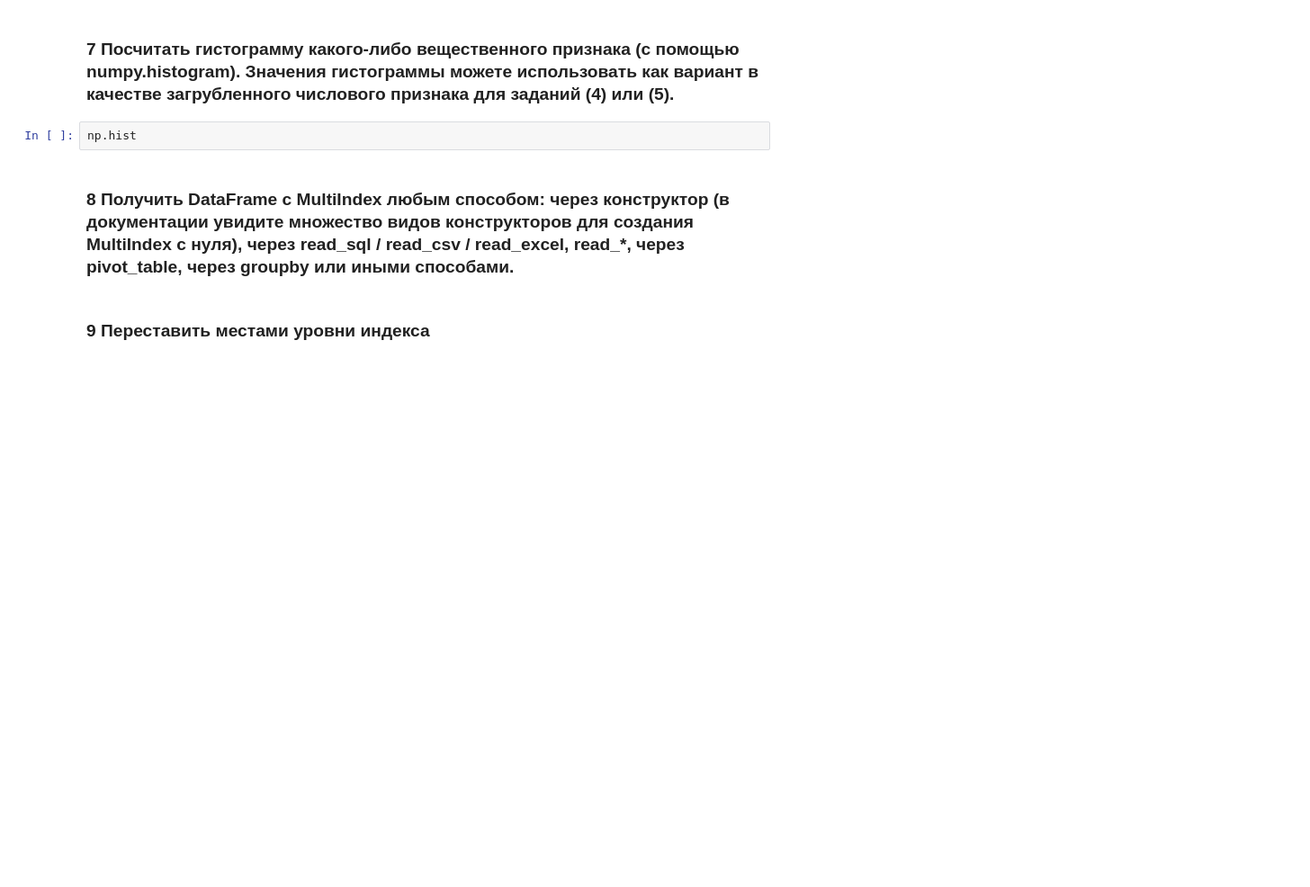
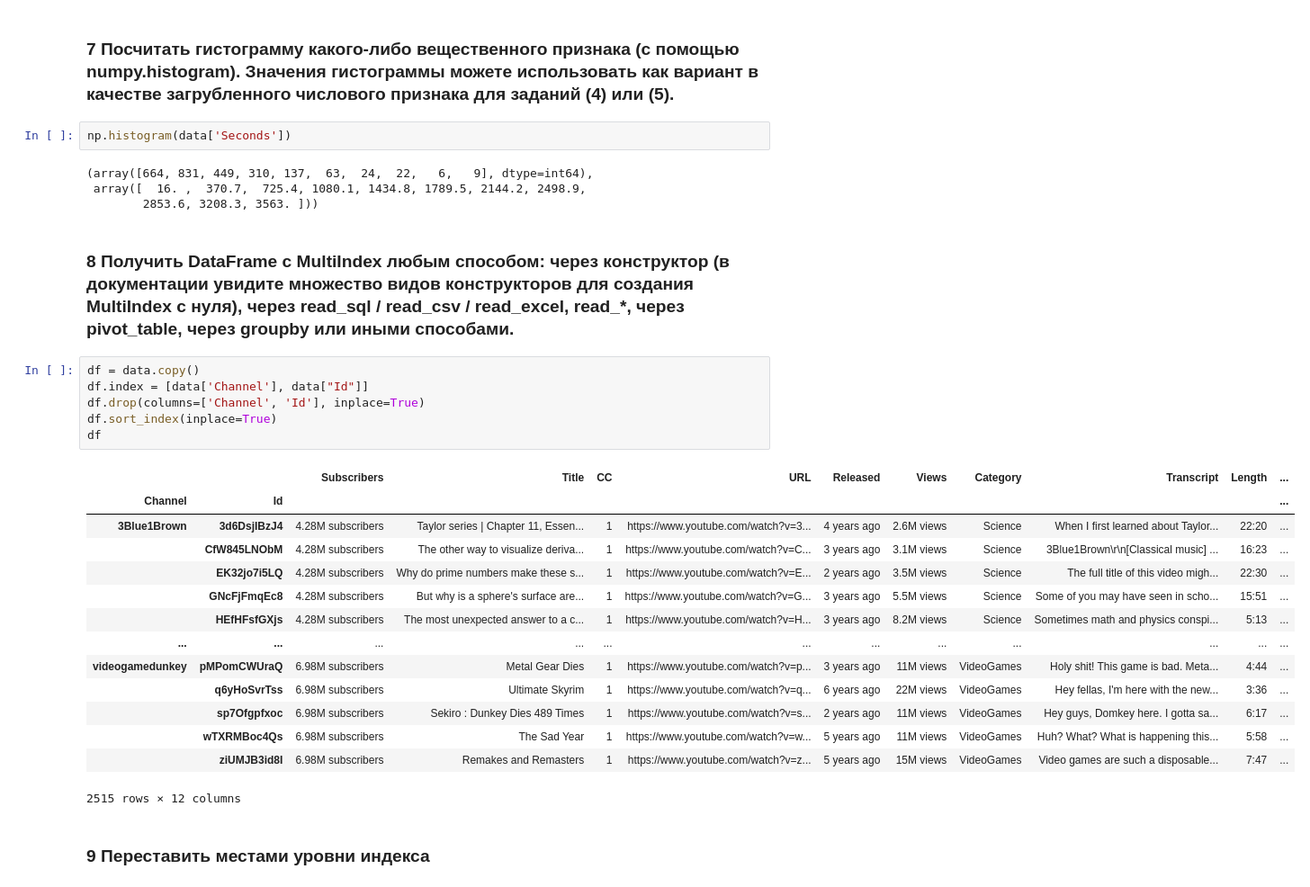
Before and after one commit to DiBoS290699/DataAnalysisTools, a Jupyter notebook: Lab1_Pandas/lab_1_pandas_6133_Borisov.ipynb, the cells around one changed output. Shown: that part at 90% size. Drawn from its saved outputs; the diff is of its cells as text; blank space fills up the shorter version.

```diff
--- a/Lab1_Pandas/lab_1_pandas_6133_Borisov.ipynb
+++ b/Lab1_Pandas/lab_1_pandas_6133_Borisov.ipynb
@@ -403,10 +422,35 @@ pd.pivot_table(data, values='Id', index='Category', columns='Channel', aggfunc="
 # %% [markdown]
 
 ### 7 Посчитать гистограмму какого-либо вещественного признака (с помощью numpy.histogram). Значения гистограммы можете использовать как вариант в качестве загрубленного числового признака для заданий (4) или (5).
-# %%
-np.hist
+# %%
+np.histogram(data['Seconds'])
+# %% [output]
+(array([664, 831, 449, 310, 137,  63,  24,  22,   6,   9], dtype=int64),
+ array([  16. ,  370.7,  725.4, 1080.1, 1434.8, 1789.5, 2144.2, 2498.9,
+        2853.6, 3208.3, 3563. ]))
 # %% [markdown]
 
 ### 8 Получить DataFrame с MultiIndex любым способом: через конструктор (в документации увидите множество видов конструкторов для создания MultiIndex с нуля), через read_sql / read_csv / read_excel, read_*, через pivot_table, через groupby или иными способами.
+# %%
+df = data.copy()
+df.index = [data['Channel'], data["Id"]]
+df.drop(columns=['Channel', 'Id'], inplace=True)
+df.sort_index(inplace=True)
+df
+# %% [output]
+|  |  | Subscribers | Title | CC | URL | Released | Views | Category | Transcript | Length | ... |
+| Channel | Id |  |  |  |  |  |  |  |  |  | ... |
+| 3Blue1Brown | 3d6DsjIBzJ4 | 4.28M subscribers | Taylor series | Chapter 11, Essen... | 1 | https://www.youtube.com/watch?v=3... | 4 years ago | 2.6M views | Science | When I first learned about Taylor... | 22:20 | ... |
+|  | CfW845LNObM | 4.28M subscribers | The other way to visualize deriva... | 1 | https://www.youtube.com/watch?v=C... | 3 years ago | 3.1M views | Science | 3Blue1Brown\r\n[Classical music] ... | 16:23 | ... |
+|  | EK32jo7i5LQ | 4.28M subscribers | Why do prime numbers make these s... | 1 | https://www.youtube.com/watch?v=E... | 2 years ago | 3.5M views | Science | The full title of this video migh... | 22:30 | ... |
+|  | GNcFjFmqEc8 | 4.28M subscribers | But why is a sphere's surface are... | 1 | https://www.youtube.com/watch?v=G... | 3 years ago | 5.5M views | Science | Some of you may have seen in scho... | 15:51 | ... |
+|  | HEfHFsfGXjs | 4.28M subscribers | The most unexpected answer to a c... | 1 | https://www.youtube.com/watch?v=H... | 3 years ago | 8.2M views | Science | Sometimes math and physics conspi... | 5:13 | ... |
+| ... | ... | ... | ... | ... | ... | ... | ... | ... | ... | ... | ... |
+| videogamedunkey | pMPomCWUraQ | 6.98M subscribers | Metal Gear Dies | 1 | https://www.youtube.com/watch?v=p... | 3 years ago | 11M views | VideoGames | Holy shit! This game is bad. Meta... | 4:44 | ... |
+|  | q6yHoSvrTss | 6.98M subscribers | Ultimate Skyrim | 1 | https://www.youtube.com/watch?v=q... | 6 years ago | 22M views | VideoGames | Hey fellas, I'm here with the new... | 3:36 | ... |
+|  | sp7Ofgpfxoc | 6.98M subscribers | Sekiro : Dunkey Dies 489 Times | 1 | https://www.youtube.com/watch?v=s... | 2 years ago | 11M views | VideoGames | Hey guys, Domkey here. I gotta sa... | 6:17 | ... |
+|  | wTXRMBoc4Qs | 6.98M subscribers | The Sad Year | 1 | https://www.youtube.com/watch?v=w... | 5 years ago | 11M views | VideoGames | Huh? What? What is happening this... | 5:58 | ... |
+|  | ziUMJB3id8I | 6.98M subscribers | Remakes and Remasters | 1 | https://www.youtube.com/watch?v=z... | 5 years ago | 15M views | VideoGames | Video games are such a disposable... | 7:47 | ... |
+2515 rows × 12 columns
 # %% [markdown]
 ### 9 Переставить местами уровни индекса
```
Also changed, not shown: parts of 17 cells of this notebook, 1 other file.
